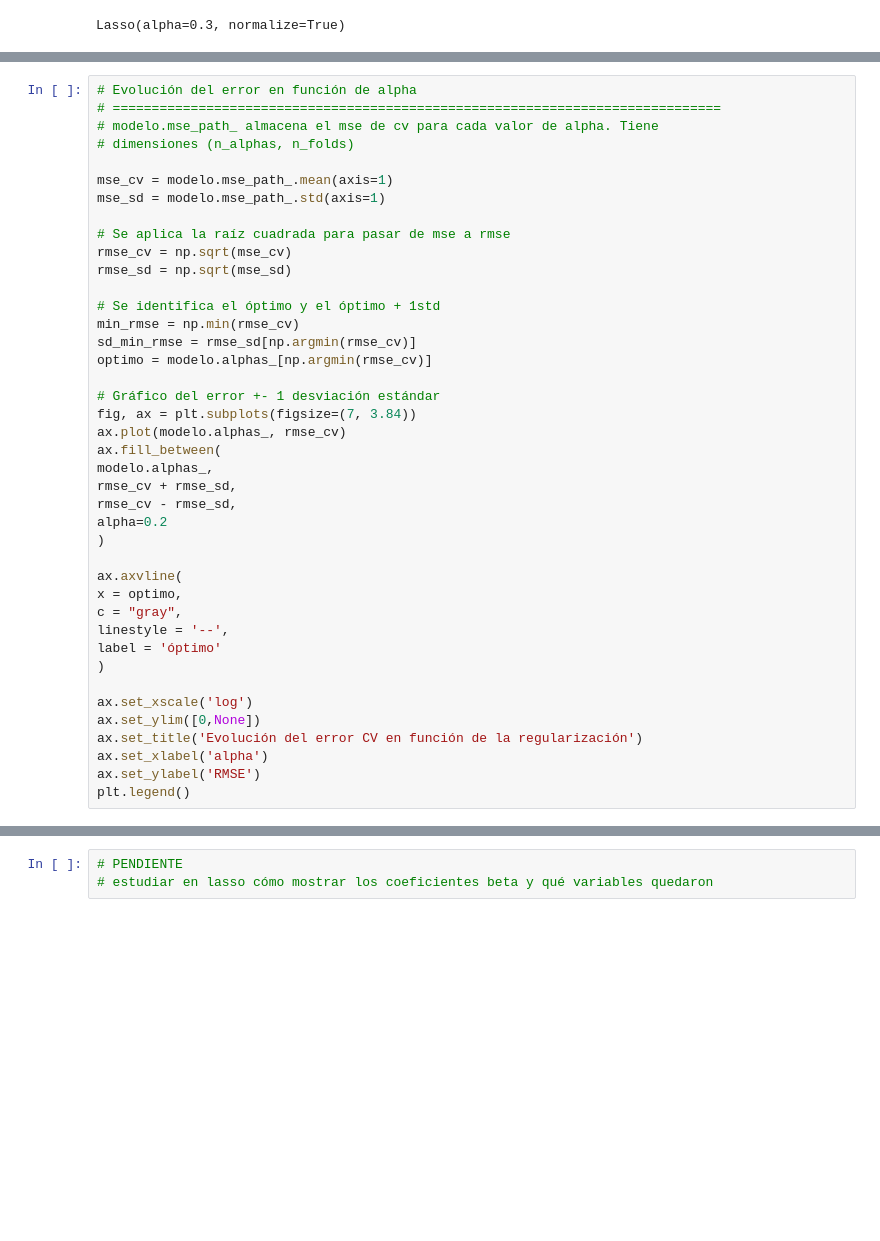
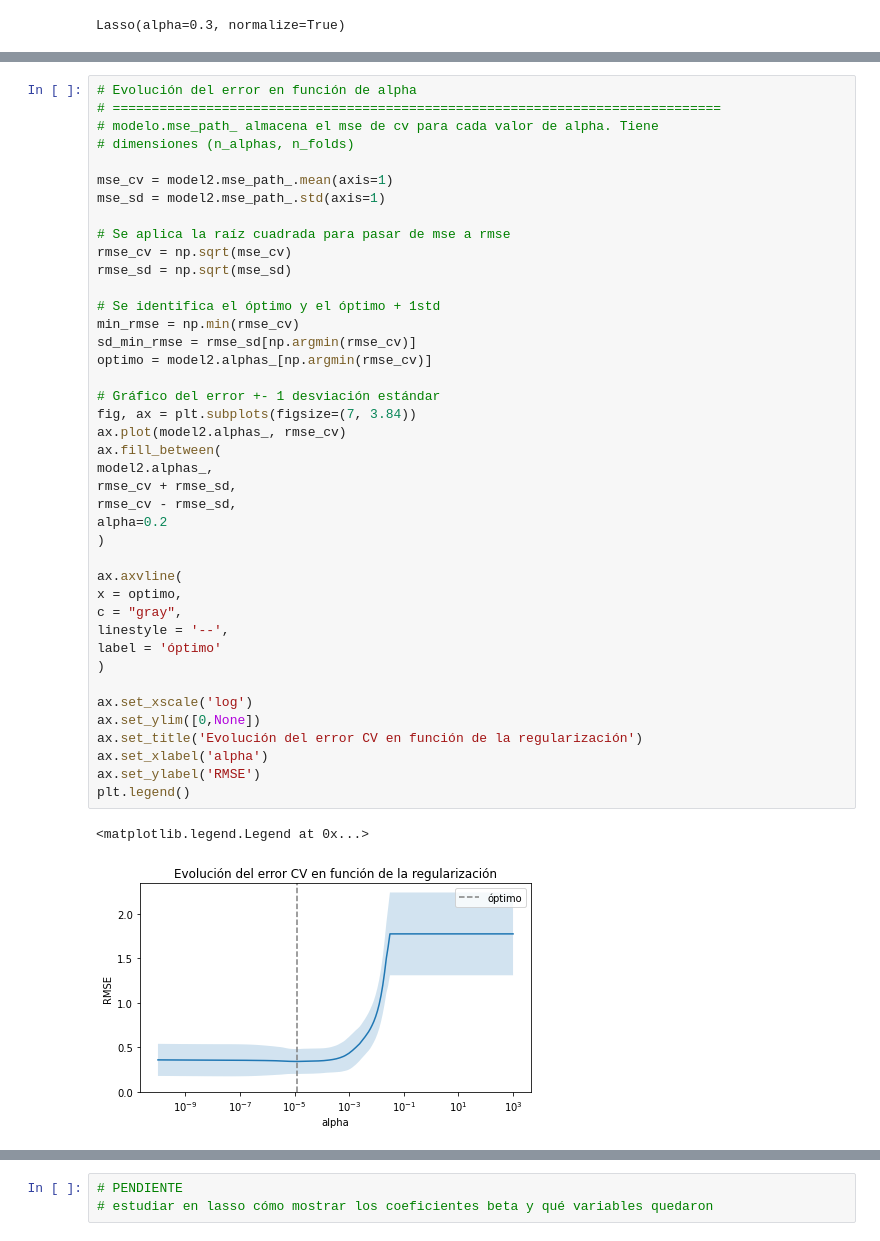
Before and after one commit to jgayosof/regularized-linear-regression, a Jupyter notebook: src/explore.ipynb, the cells around one changed output, grey strips where cells are left out. Drawn from its saved outputs; the diff is of its cells as text; blank space fills up the shorter version.

```diff
--- a/src/explore.ipynb
+++ b/src/explore.ipynb
@@ -196,40 +232,43 @@ ax.set_title('Coeficientes del modelo en función de la regularización')
 # modelo.mse_path_ almacena el mse de cv para cada valor de alpha. Tiene
 # dimensiones (n_alphas, n_folds)
 
-mse_cv = modelo.mse_path_.mean(axis=1)
-mse_sd = modelo.mse_path_.std(axis=1)
+mse_cv = model2.mse_path_.mean(axis=1)
+mse_sd = model2.mse_path_.std(axis=1)
 
 # Se aplica la raíz cuadrada para pasar de mse a rmse
 rmse_cv = np.sqrt(mse_cv)
 rmse_sd = np.sqrt(mse_sd)
 
 # Se identifica el óptimo y el óptimo + 1std
 min_rmse = np.min(rmse_cv)
 sd_min_rmse = rmse_sd[np.argmin(rmse_cv)]
-optimo = modelo.alphas_[np.argmin(rmse_cv)]
+optimo = model2.alphas_[np.argmin(rmse_cv)]
 
 # Gráfico del error +- 1 desviación estándar
 fig, ax = plt.subplots(figsize=(7, 3.84))
-ax.plot(modelo.alphas_, rmse_cv)
+ax.plot(model2.alphas_, rmse_cv)
 ax.fill_between(
-modelo.alphas_,
+model2.alphas_,
 rmse_cv + rmse_sd,
 rmse_cv - rmse_sd,
 alpha=0.2
 )
 
 ax.axvline(
 x = optimo,
 c = "gray",
 linestyle = '--',
 label = 'óptimo'
 )
 
 ax.set_xscale('log')
 ax.set_ylim([0,None])
 ax.set_title('Evolución del error CV en función de la regularización')
 ax.set_xlabel('alpha')
 ax.set_ylabel('RMSE')
 plt.legend()
+# %% [output]
+<matplotlib.legend.Legend at 0x...>
+[figure, added]
 # %%
 alpha_optimo = model2.alpha
```
Also changed, not shown: parts of 12 cells of this notebook.
